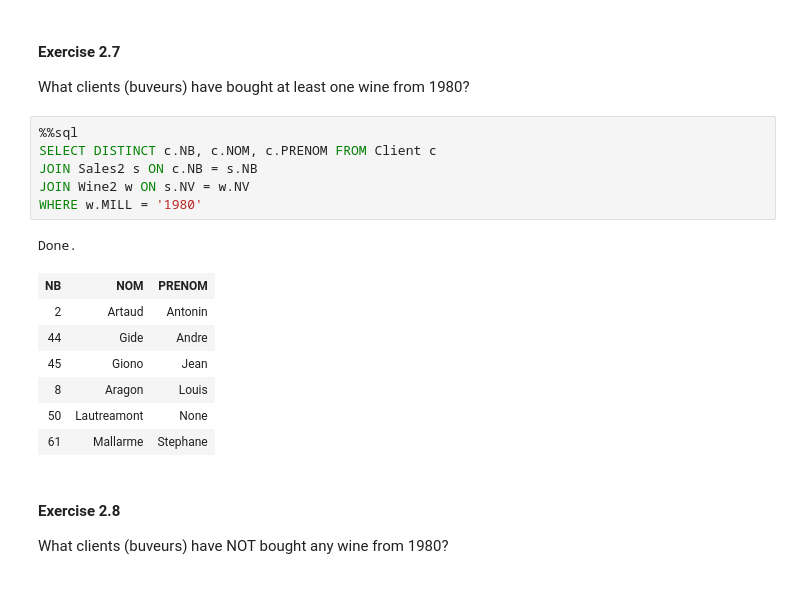
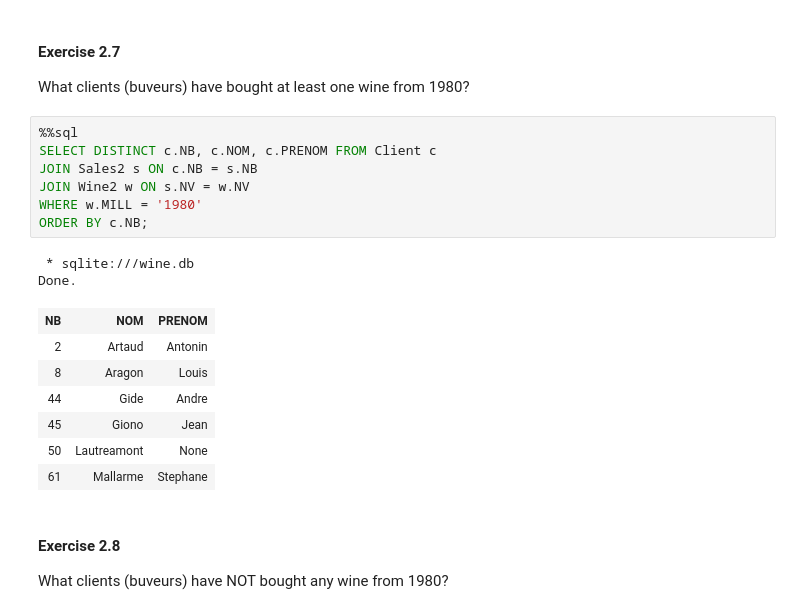
Before and after one commit to MSBigData2019/Sarra_Kazdaghli, a Jupyter notebook: INF725_DataBases/DB-TP2.ipynb, the cells around one changed output. Saved outputs shown, nothing was run; the diff lists cells and outputs as text.

```diff
--- a/INF725_DataBases/DB-TP2.ipynb
+++ b/INF725_DataBases/DB-TP2.ipynb
@@ -612,16 +633,18 @@ What clients (buveurs) have bought at least one wine from 1980?
 # %%
 %%sql
 SELECT DISTINCT c.NB, c.NOM, c.PRENOM FROM Client c
 JOIN Sales2 s ON c.NB = s.NB
 JOIN Wine2 w ON s.NV = w.NV
 WHERE w.MILL = '1980'
+ORDER BY c.NB;
 # %% [output]
+ * sqlite:///wine.db
 Done.
 | NB | NOM | PRENOM |
 | 2 | Artaud | Antonin |
+| 8 | Aragon | Louis |
 | 44 | Gide | Andre |
 | 45 | Giono | Jean |
-| 8 | Aragon | Louis |
 | 50 | Lautreamont | None |
 | 61 | Mallarme | Stephane |
 # %% [markdown]
```
Also changed, not shown: parts of 27 cells of this notebook.
